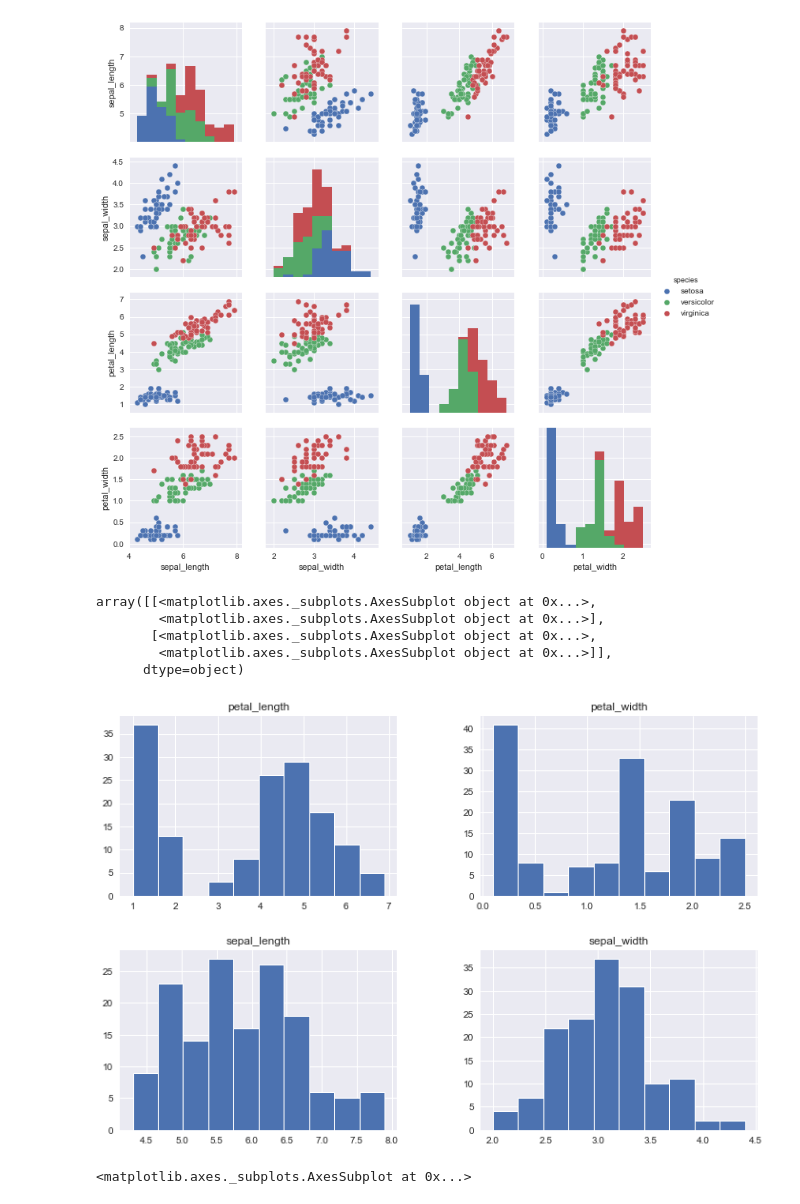
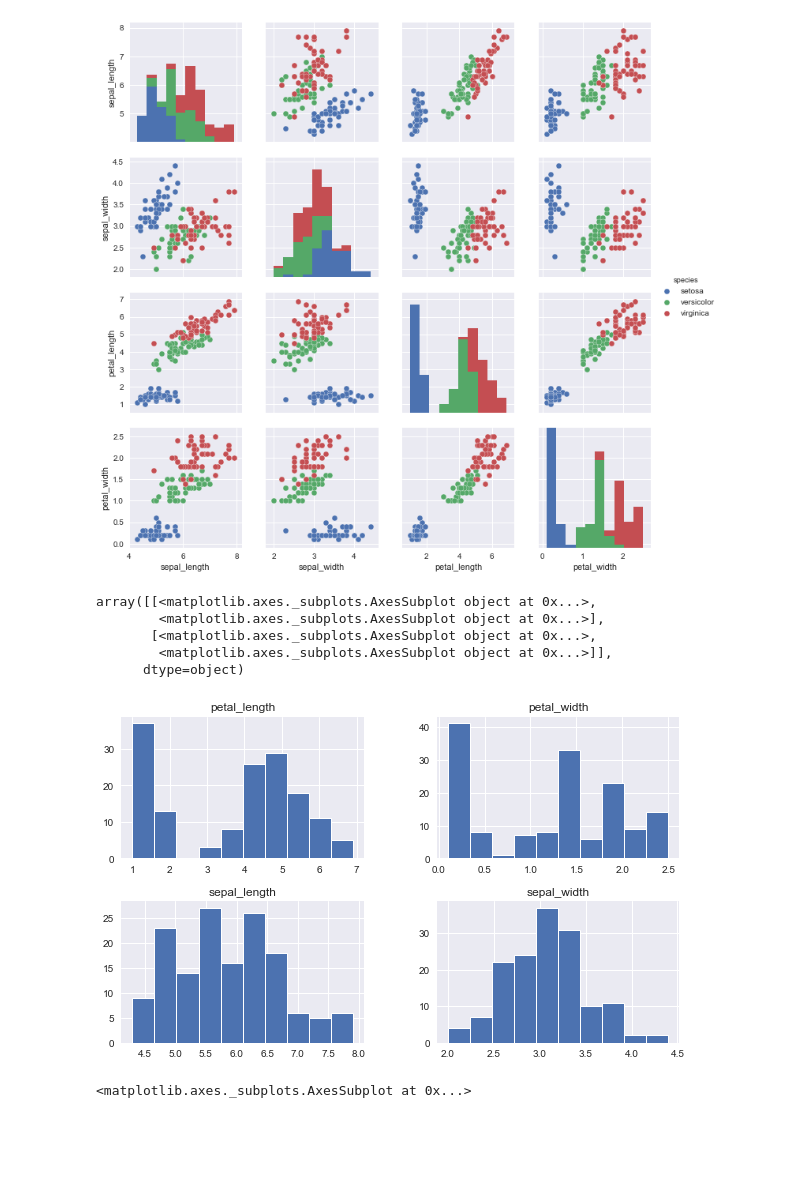
Before and after one commit to Codes-code/Machine-Learning, a Jupyter notebook: Iris_Project.ipynb, the cells around one changed output. Saved outputs shown, nothing was run; the diff lists cells and outputs as text; code cells hidden in the pictures; blank space fills up the shorter version.

```diff
--- a/Iris_Project.ipynb
+++ b/Iris_Project.ipynb
@@ -200,14 +200,14 @@ sns.pairplot(iris, hue='species')
 # %%
 iris.hist?
 # %%
-iris.hist(edgecolor='white',linewidth=1, figsize=(12,8))
+iris.hist(edgecolor='white',linewidth=1, figsize=(10,6))
 # %% [output]
 array([[<matplotlib.axes._subplots.AxesSubplot object at 0x...>,
         <matplotlib.axes._subplots.AxesSubplot object at 0x...>],
        [<matplotlib.axes._subplots.AxesSubplot object at 0x...>,
         <matplotlib.axes._subplots.AxesSubplot object at 0x...>]],
       dtype=object)
-[figure, old version]
+[figure, new version]
 # %%
 plt.subplot(2,2,1)
 # %% [output]
```
Also changed, not shown: parts of 5 cells of this notebook.
